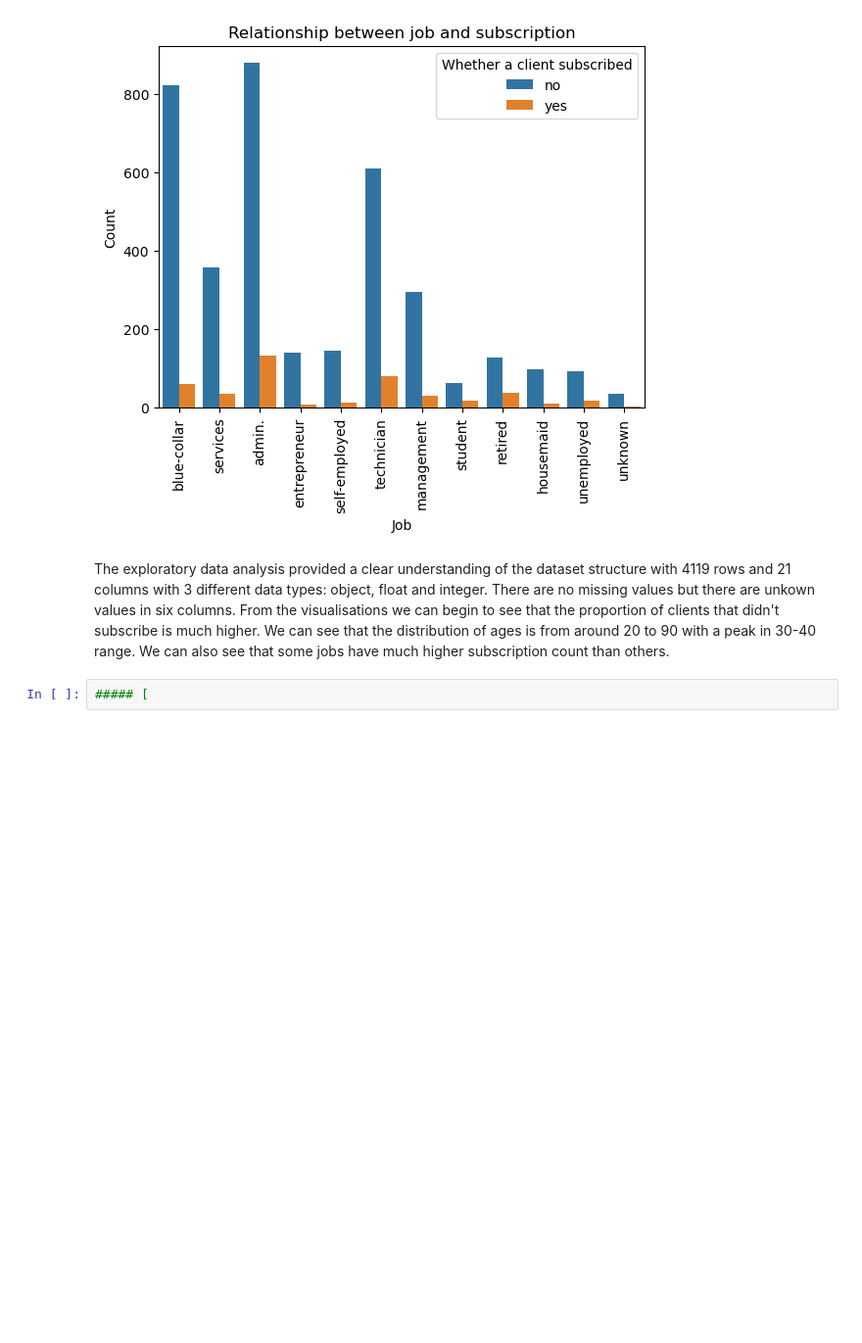
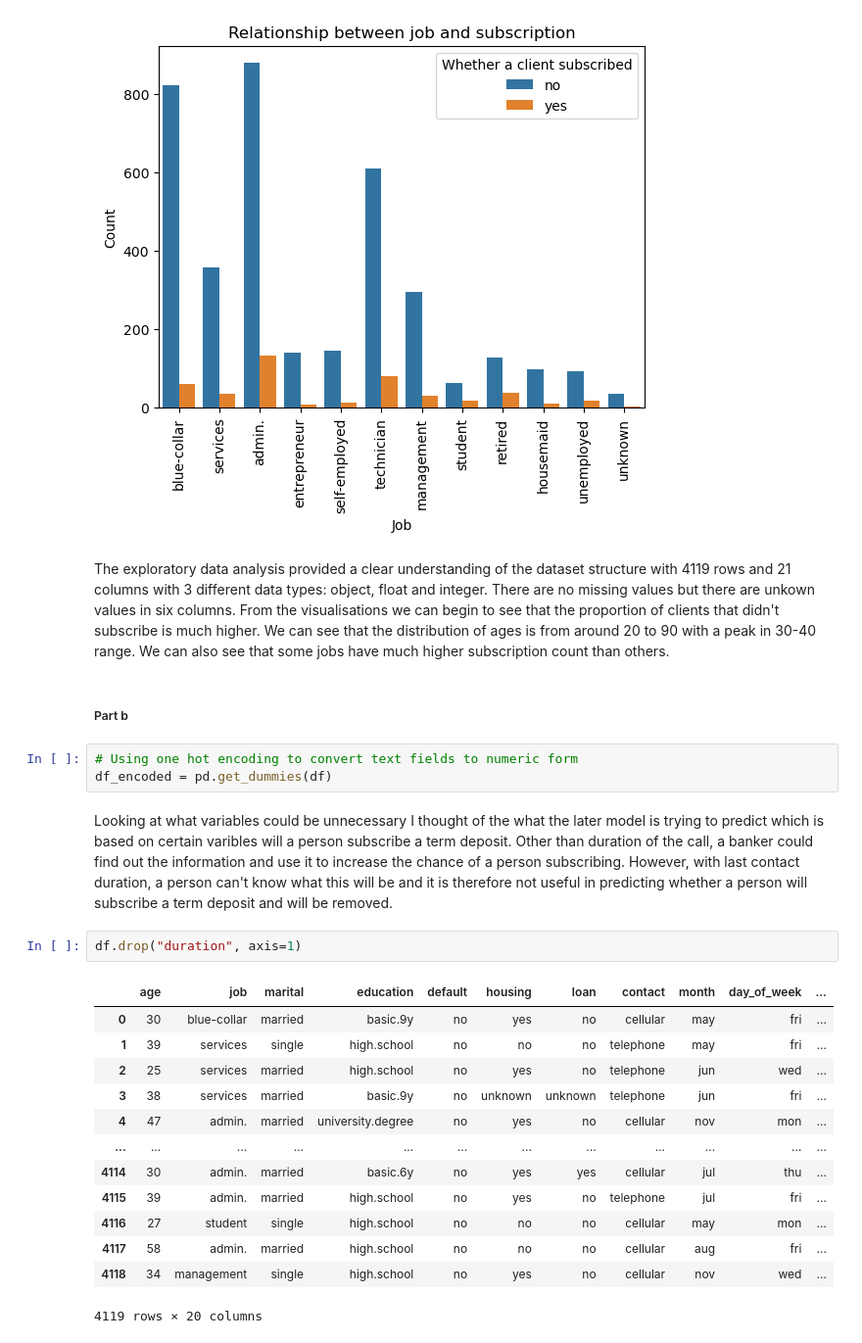
Before and after one commit to maisyoneill/Pythonrepo, a Jupyter notebook: assingments/assingment 3/Assignment3.ipynb, the cells around one changed output. Shown at 98% size. Cells and saved outputs as stored; diff of their text form; blank space fills up the shorter version.

```diff
--- a/assingments/assingment 3/Assignment3.ipynb
+++ b/assingments/assingment 3/Assignment3.ipynb
@@ -491,5 +491,26 @@ plt.show
 [figure]
 # %% [markdown]
 The exploratory data analysis provided a clear understanding of the dataset structure with 4119 rows and 21 columns with 3 different data types: object, float and integer. There are no missing values but there are unkown values in six columns. From the visualisations we can begin to see that the proportion of clients that didn't subscribe is much higher. We can see that the distribution of ages is from around 20 to 90 with a peak in 30-40 range. We can also see that some jobs have much higher subscription count than others.
-# %%
-##### [
+# %% [markdown]
+##### Part b
+# %%
+# Using one hot encoding to convert text fields to numeric form
+df_encoded = pd.get_dummies(df)
+# %% [markdown]
+Looking at what variables could be unnecessary I thought of the what the later model is trying to predict which is based on certain varibles will a person subscribe a term deposit. Other than duration of the call, a banker could find out the information and use it to increase the chance of a person subscribing. However, with last contact duration, a person can't know what this will be and it is therefore not useful in predicting whether a person will subscribe a term deposit and will be removed.
+# %%
+df.drop("duration", axis=1)
+# %% [output]
+|  | age | job | marital | education | default | housing | loan | contact | month | day_of_week | ... |
+| 0 | 30 | blue-collar | married | basic.9y | no | yes | no | cellular | may | fri | ... |
+| 1 | 39 | services | single | high.school | no | no | no | telephone | may | fri | ... |
+| 2 | 25 | services | married | high.school | no | yes | no | telephone | jun | wed | ... |
+| 3 | 38 | services | married | basic.9y | no | unknown | unknown | telephone | jun | fri | ... |
+| 4 | 47 | admin. | married | university.degree | no | yes | no | cellular | nov | mon | ... |
+| ... | ... | ... | ... | ... | ... | ... | ... | ... | ... | ... | ... |
+| 4114 | 30 | admin. | married | basic.6y | no | yes | yes | cellular | jul | thu | ... |
+| 4115 | 39 | admin. | married | high.school | no | yes | no | telephone | jul | fri | ... |
+| 4116 | 27 | student | single | high.school | no | no | no | cellular | may | mon | ... |
+| 4117 | 58 | admin. | married | high.school | no | no | no | cellular | aug | fri | ... |
+| 4118 | 34 | management | single | high.school | no | yes | no | cellular | nov | wed | ... |
+4119 rows × 20 columns
```
Also changed, not shown: parts of 2 cells of this notebook.
